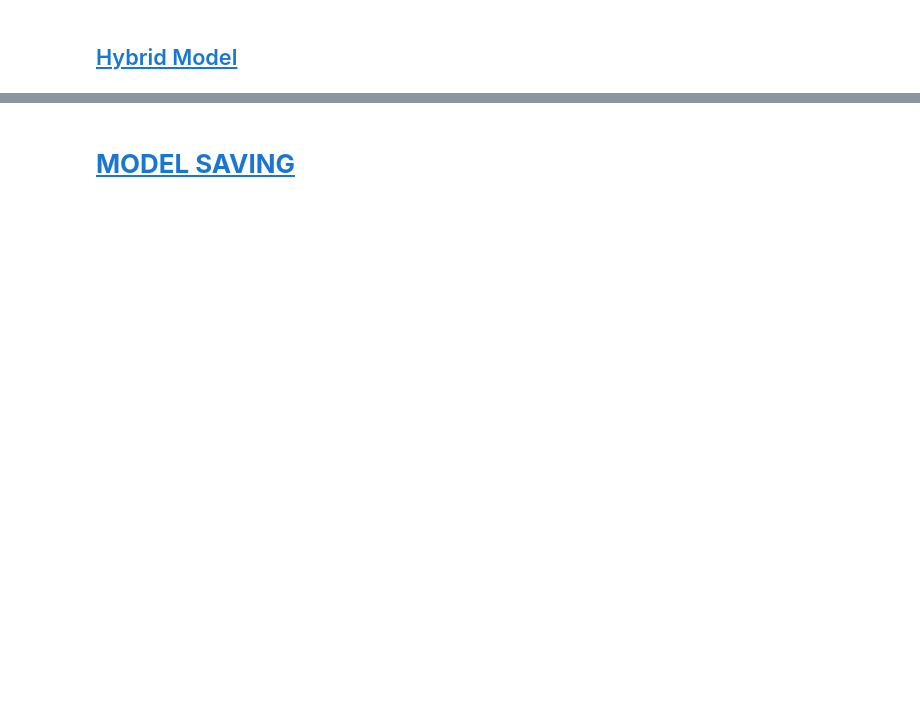
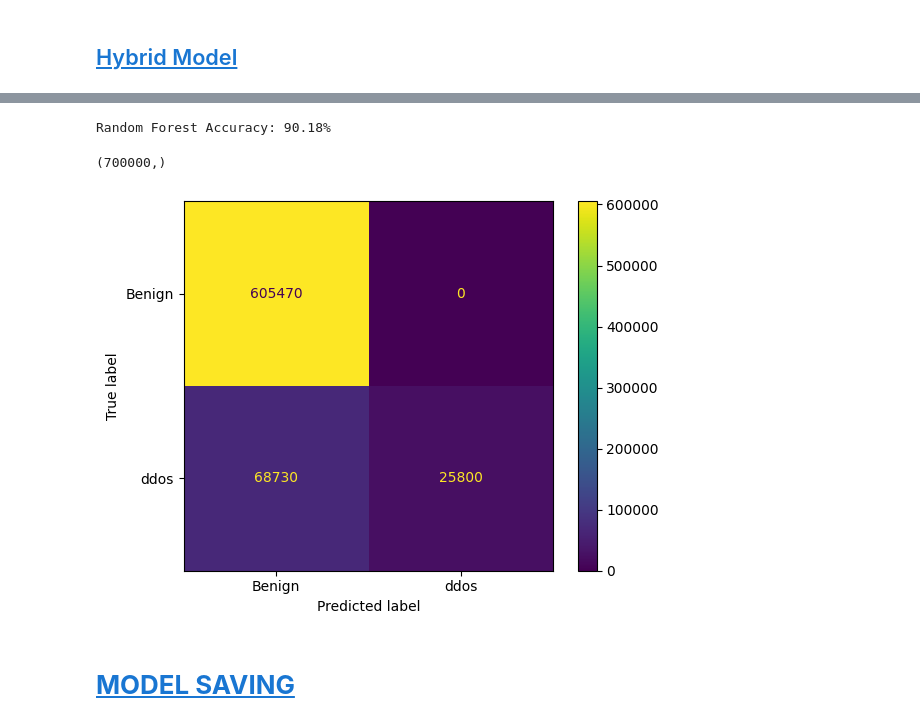
Before and after one commit to k1voh/DDoS-Attack-Detection-Using-Machine-Learning, a Jupyter notebook: Model/model.ipynb, the cells around one changed output, grey strips where cells are left out. Drawn from its saved outputs; the diff is of its cells as text; code cells hidden in the pictures; blank space fills up the shorter version.

```diff
--- a/Model/model.ipynb
+++ b/Model/model.ipynb
@@ -358,4 +393,6 @@ rf.fit(final_X_input,final_y_input.values.ravel())
 rf_accuracy = accuracy_score(new_Y_TEST, rf.predict(new_X_TEST))
 print(f"Random Forest Accuracy: {rf_accuracy*100:.2f}%")
 
-prediction = rf.predict(X_train)
+prediction = rf.predict(new_X_TEST)
+# %% [output]
+Random Forest Accuracy: 90.18%
@@ -364,3 +399,14 @@ prediction
+# %%
+new_Y_TEST.shape
+# %% [output]
+(700000,)
+# %%
+confusion_matrix = metrics.confusion_matrix(new_Y_TEST, prediction,labels=rf.classes_)
+cm_display = metrics.ConfusionMatrixDisplay(confusion_matrix = confusion_matrix, display_labels = rf.classes_)
+cm_display.plot()
+plt.show()
+# %% [output]
+[figure, added]
 # %% [markdown]
 # <a id='toc7_'></a>[**MODEL SAVING**](#toc0_)
 # %%
```
Also changed, not shown: parts of 21 cells of this notebook, 6 other files.
